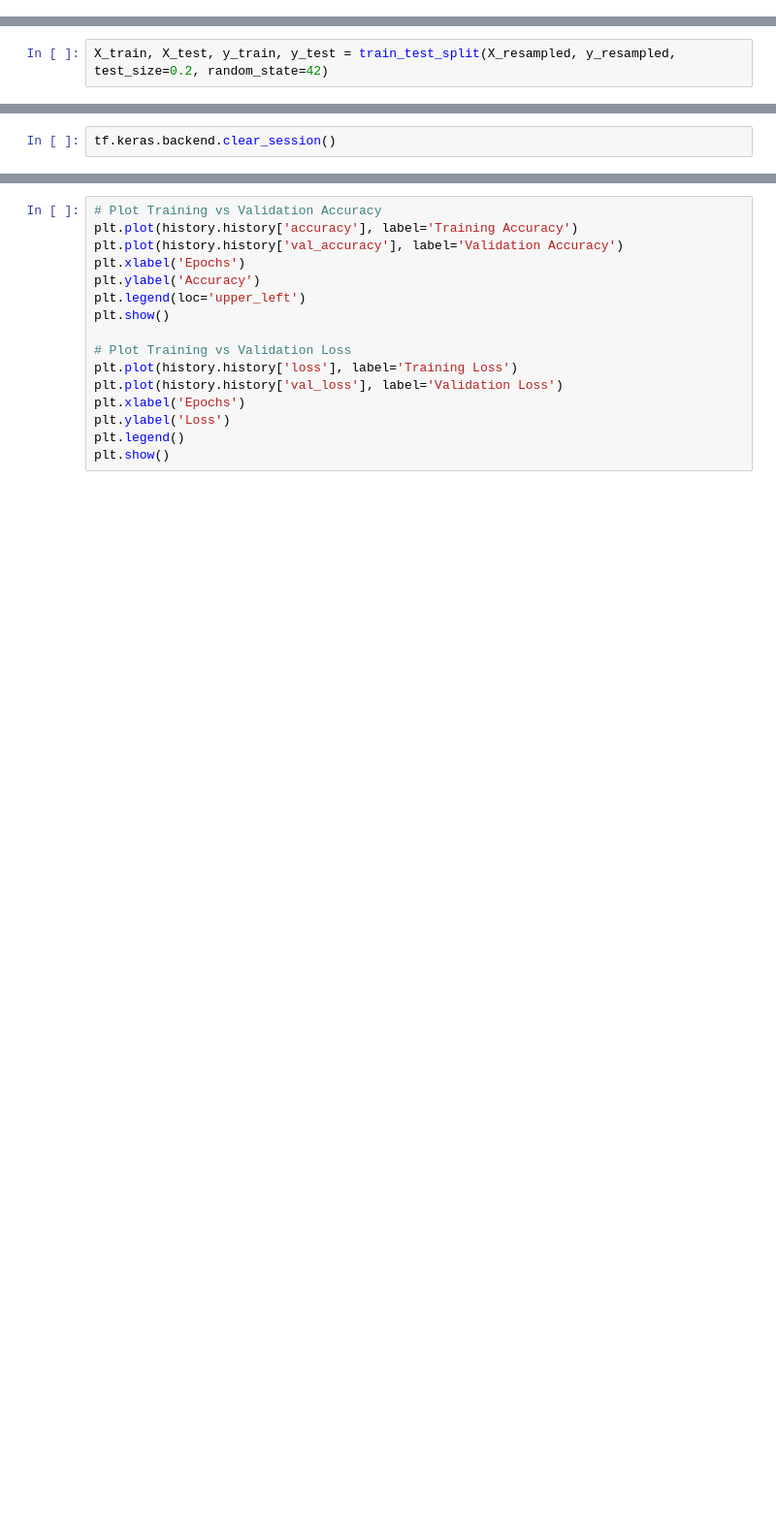
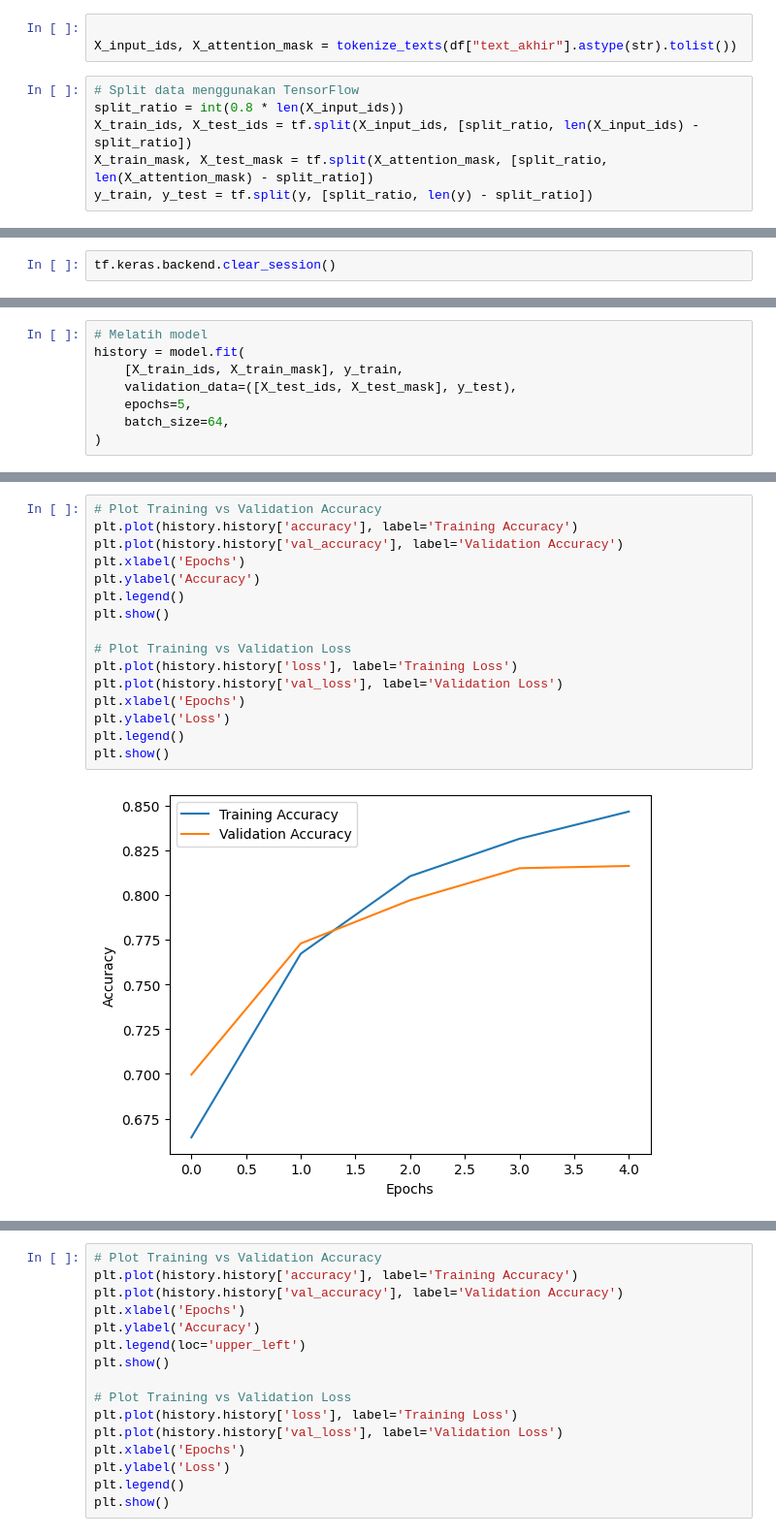
Before and after one commit to khairul746/IDCamp-ML-Engineer-2024-Projects, a Jupyter notebook: Analisis-Sentimen/Sentiment_Analysis_on_MyTelkomsel_App.ipynb, the cells around one changed output, grey strips where cells are left out. Shown at 97% size. Cells and saved outputs as stored; diff of their text form; blank space fills up the shorter version.

```diff
--- a/Analisis-Sentimen/Sentiment_Analysis_on_MyTelkomsel_App.ipynb
+++ b/Analisis-Sentimen/Sentiment_Analysis_on_MyTelkomsel_App.ipynb
@@ -412,3 +382,12 @@ X.shape, y.shape
+# %%
+
+X_input_ids, X_attention_mask = tokenize_texts(df["text_akhir"].astype(str).tolist())
+# %%
+# Split data menggunakan TensorFlow
+split_ratio = int(0.8 * len(X_input_ids))
+X_train_ids, X_test_ids = tf.split(X_input_ids, [split_ratio, len(X_input_ids) - split_ratio])
+X_train_mask, X_test_mask = tf.split(X_attention_mask, [split_ratio, len(X_attention_mask) - split_ratio])
+y_train, y_test = tf.split(y, [split_ratio, len(y) - split_ratio])
 # %%
 from imblearn.over_sampling import RandomOverSampler
 
@@ -426,2 +402,0 @@ print("Resampled shape:", X_resampled.shape)
-# %%
-X_train, X_test, y_train, y_test = train_test_split(X_resampled, y_resampled, test_size=0.2, random_state=42)
@@ -536,0 +473,8 @@ Test Loss: 3.4588
+# %%
+# Melatih model
+history = model.fit(
+    [X_train_ids, X_train_mask], y_train,
+    validation_data=([X_test_ids, X_test_mask], y_test),
+    epochs=5,
+    batch_size=64,
+)
@@ -536,0 +492,18 @@ Test Loss: 3.4588
+# %%
+# Plot Training vs Validation Accuracy
+plt.plot(history.history['accuracy'], label='Training Accuracy')
+plt.plot(history.history['val_accuracy'], label='Validation Accuracy')
+plt.xlabel('Epochs')
+plt.ylabel('Accuracy')
+plt.legend()
+plt.show()
+
+# Plot Training vs Validation Loss
+plt.plot(history.history['loss'], label='Training Loss')
+plt.plot(history.history['val_loss'], label='Validation Loss')
+plt.xlabel('Epochs')
+plt.ylabel('Loss')
+plt.legend()
+plt.show()
+# %% [output]
+[figure, added]
```
Also changed, not shown: parts of 30 cells of this notebook.
